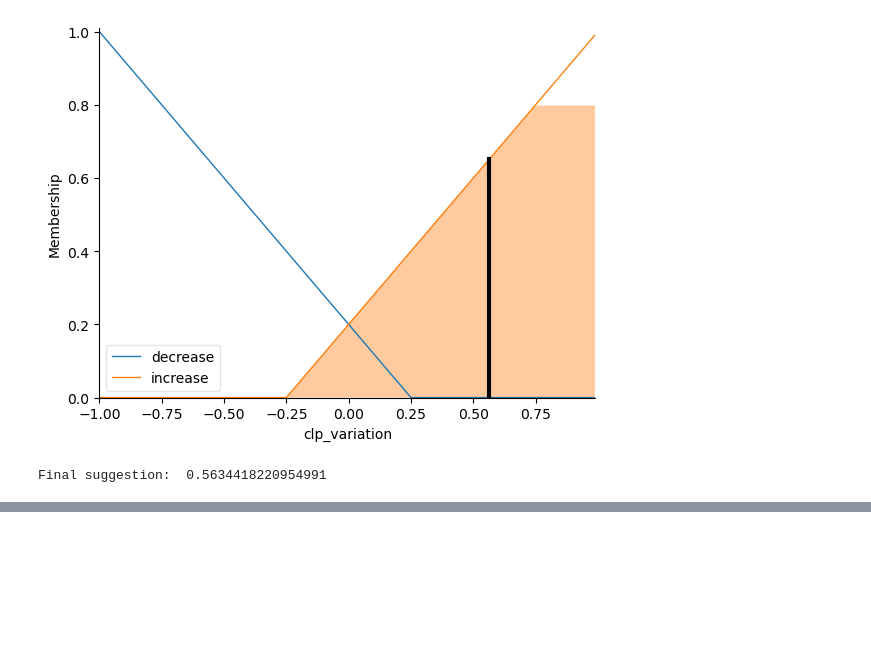
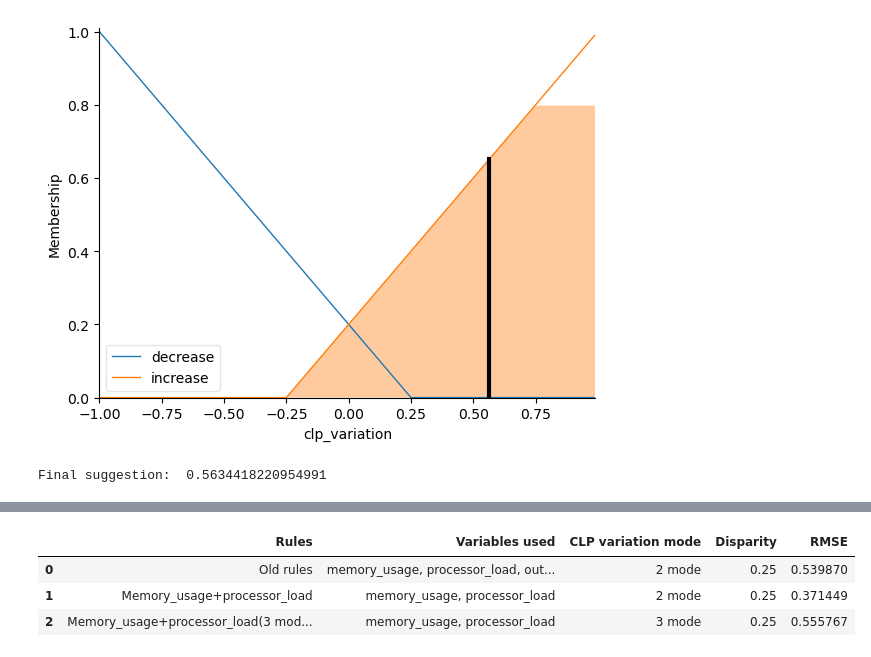
Before and after one commit to leobt23/Computational_Intelligence_forIOT, a Jupyter notebook: project_2_fuzzy/main.ipynb, the cells around one changed output, grey strips where cells are left out. Drawn from its saved outputs; the diff is of its cells as text; code cells hidden in the pictures; blank space fills up the shorter version.

```diff
--- a/project_2_fuzzy/main.ipynb
+++ b/project_2_fuzzy/main.ipynb
@@ -422,0 +520,77 @@ Example of how to create an "over time" FIS:
+# %%
+# Now we want to study the performance of the FIS
+# We will use the RMSE metric
+
+# First a function to get the FIS suggestion for all instances
+def get_all_suggestions(which_rules, variables_used, CLPVariation_mode_n, disparity, df):
+
+    # Initializing the list of suggestions
+    suggestions = []
+    # Iterating over all instances
+    for instance in range(len(df)):
+        # Updating the variable values for this instance
+        values = {
+            'memory_usage': df['MemoryUsage'][instance],
+            'processor_load': df['ProcessorLoad'][instance],
+            'output_bandwidth': df['OutBandwidth'][instance],
+            'latency': df['Latency'][instance],
+            'input_network_throughput': df['InpNetThroughput'][instance],
+            'output_network_throughput': df['OutNetThroughput'][instance]
+        }
+
+        # Getting the suggestion
+        suggestion = get_suggestion(which_rules, values, variables_used, CLPVariation_mode_n,disparity, plot=False)
+        suggestions.append(suggestion)
+
+    return suggestions
+
+# Now, RMSE for performance evaluation
+def get_RMSE(suggestions, df):
+    # Getting the actual values
+    actual_values = df['CLPVariation']
+    # Calculating the RMSE
+    RMSE = np.sqrt(np.mean((suggestions - actual_values)**2))
+    return RMSE
+
+# old rules suggestions
+rules = 'old_rules'
+variables_used = ['memory_usage', 'processor_load', 'output_bandwidth', 'latency']
+CLPVariation_mode_n = 2
+disparity = 0.25
+suggestions = get_all_suggestions(rules, variables_used, CLPVariation_mode_n, disparity, df)
+
+old_rules_RMSE = get_RMSE(suggestions, df)
+
+
+
+# memory_usage+processor_load suggestions
+rules = 'memory_usage+processor_load'
+variables_used = ['memory_usage', 'processor_load']
+CLPVariation_mode_n = 2
+disparity = 0.25
+suggestions = get_all_suggestions(rules, variables_used, CLPVariation_mode_n, disparity, df)
+
+memory_usage_processor_load_RMSE = get_RMSE(suggestions, df)
+
+
+
+# memory_usage+processor_load(3 mode clp) suggestions
+rules = 'memory_usage+processor_load(3 mode clp)'
+variables_used = ['memory_usage', 'processor_load']
+CLPVariation_mode_n = 3
+disparity = 0.25
+suggestions = get_all_suggestions(rules, variables_used, CLPVariation_mode_n, disparity, df)
+
+memory_usage_processor_load_3_mode_clp_RMSE = get_RMSE(suggestions, df)
+
+
+
+
+# Instead of individual prints, let's present the results in a table
+import pandas as pd
+results = pd.DataFrame(columns=['Rules', 'Variables used', 'CLP variation mode', 'Disparity', 'RMSE'])
+results.loc[0] = ['Old rules', 'memory_usage, processor_load, output_bandwidth, latency', '2 mode', 0.25, old_rules_RMSE]
+results.loc[1] = ['Memory_usage+processor_load', 'memory_usage, processor_load', '2 mode', 0.25, memory_usage_processor_load_RMSE]
+results.loc[2] = ['Memory_usage+processor_load(3 mode clp)', 'memory_usage, processor_load', '3 mode', 0.25, memory_usage_processor_load_3_mode_clp_RMSE]
+results
+# %% [output]
@@ -422,0 +600,4 @@ Example of how to create an "over time" FIS:
+|  | Rules | Variables used | CLP variation mode | Disparity | RMSE |
+| 0 | Old rules | memory_usage, processor_load, out... | 2 mode | 0.25 | 0.539870 |
+| 1 | Memory_usage+processor_load | memory_usage, processor_load | 2 mode | 0.25 | 0.371449 |
+| 2 | Memory_usage+processor_load(3 mod... | memory_usage, processor_load | 3 mode | 0.25 | 0.555767 |
```
Also changed, not shown: parts of 14 cells of this notebook.
